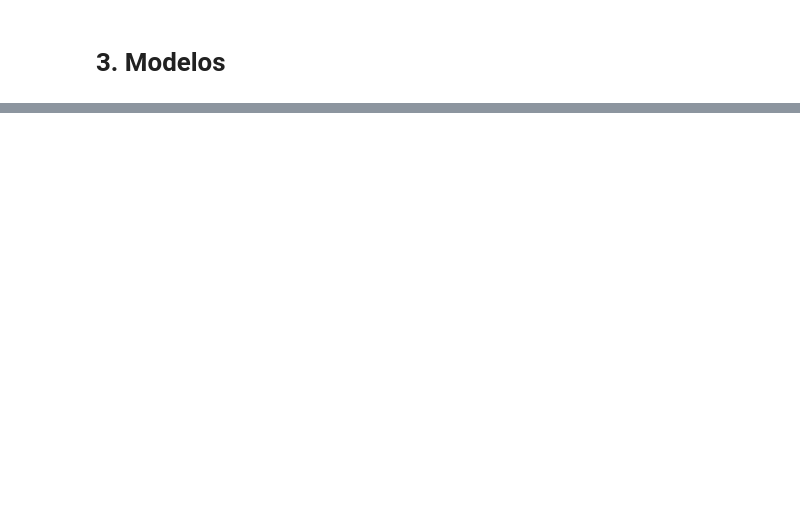
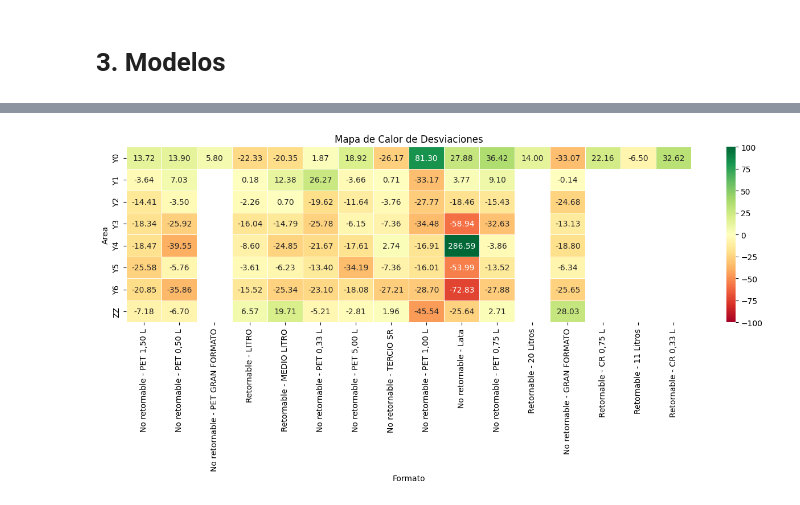
Before and after one commit to gmachinromero/project-sell-in-forecast, a Jupyter notebook: 07_sell_in_fase_5_comparativa_modelos.ipynb, the cells around one changed output, grey strips where cells are left out. Cells and saved outputs as stored; diff of their text form; code cells hidden in the pictures; blank space fills up the shorter version.

```diff
--- a/07_sell_in_fase_5_comparativa_modelos.ipynb
+++ b/07_sell_in_fase_5_comparativa_modelos.ipynb
@@ -629,0 +893,6 @@ plt.show()
+# %%
+# Graficar mapa de calor de UNA
+# -----------------------------------------------------------------------------
+plot_heatmap(df_analysis, negocio='UNA')
+# %% [output]
+[figure, added]
```
Also changed, not shown: parts of 78 cells of this notebook.
